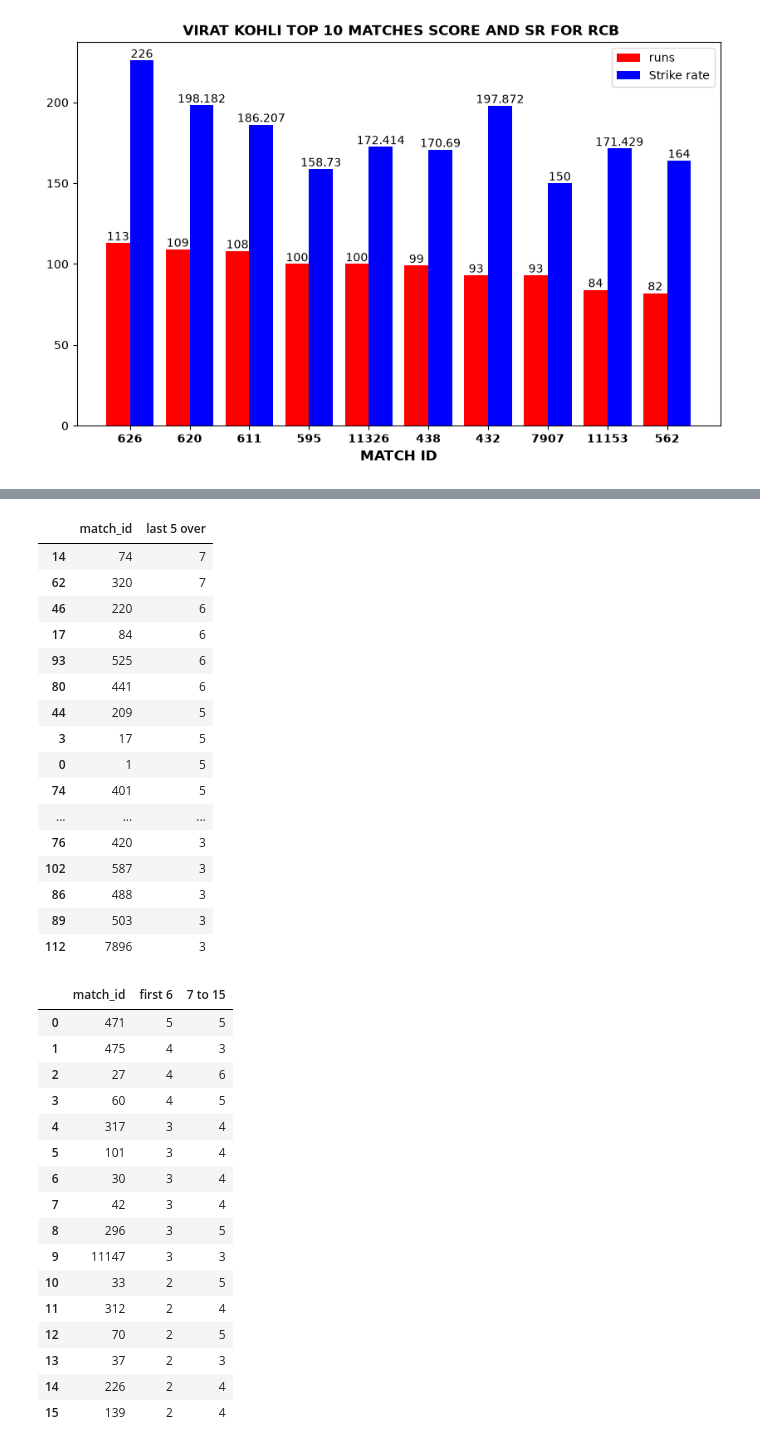
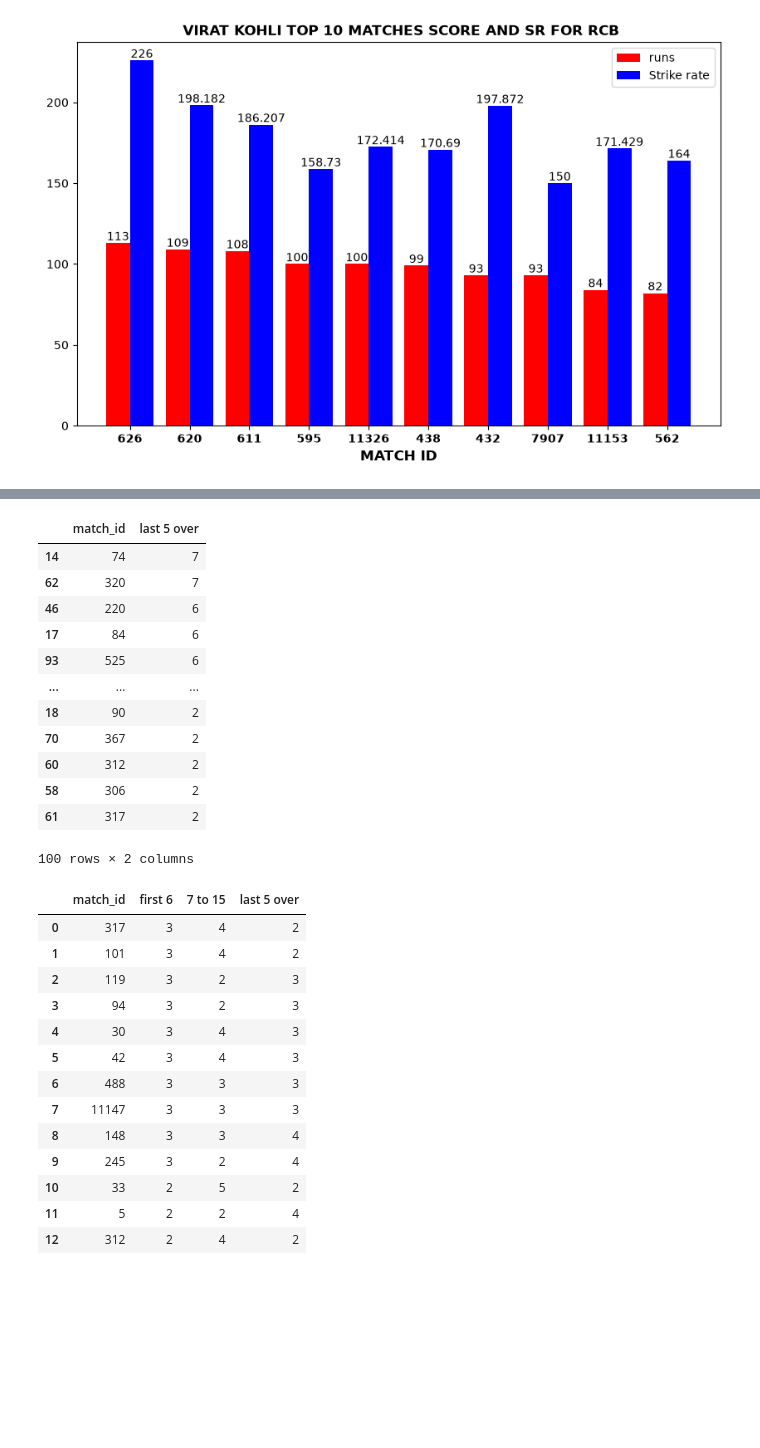
Before and after one commit to Prince-chaubey9/EDA-project, a Jupyter notebook: ipl/ipl_data.ipynb, the cells around one changed output, grey strips where cells are left out. Saved outputs shown, nothing was run; the diff lists cells and outputs as text; code cells hidden in the pictures; blank space fills up the shorter version.

```diff
--- a/ipl/ipl_data.ipynb
+++ b/ipl/ipl_data.ipynb
@@ -392,7 +392,7 @@ RCB= RCB[RCB['player_dismissed']!= 0]
 RCB_first6= RCB[RCB['over']<=6]
 RCB_first6= RCB_first6.groupby('match_id')['player_dismissed'].count()
 RCB_first6=pd.DataFrame(RCB_first6)
-RCB_first6=RCB_first6.reset_index().sort_values('player_dismissed',ascending=False).head(50)
+RCB_first6=RCB_first6.reset_index().sort_values('player_dismissed',ascending=False).head(100)
 RCB_first6= RCB_first6.rename(columns={'player_dismissed':'first 6'})
 RCB_first6
 # %% [output]
@@ -418,7 +414,7 @@ RCB_first6
 RCB_first15= RCB[(RCB['over']>6) & (RCB['over']<=15)]
 RCB_first15= RCB_first15.groupby('match_id')['player_dismissed'].count()
 RCB_first15=pd.DataFrame(RCB_first15)
-RCB_first15=RCB_first15.reset_index().sort_values('player_dismissed',ascending=False).head(50)
+RCB_first15=RCB_first15.reset_index().sort_values('player_dismissed',ascending=False).head(100)
 RCB_first15= RCB_first15.rename(columns={'player_dismissed':'7 to 15'})
 RCB_first15
 # %% [output]
@@ -445,7 +437,7 @@ RCB_first15
 RCB_last6= RCB[RCB['over']>15]
 RCB_last6= RCB_last6.groupby('match_id')['player_dismissed'].count()
 RCB_last6=pd.DataFrame(RCB_last6)
-RCB_last6=RCB_last6.reset_index().sort_values('player_dismissed',ascending=False).head(50)
+RCB_last6=RCB_last6.reset_index().sort_values('player_dismissed',ascending=False).head(100)
 RCB_last6= RCB_last6.rename(columns={'player_dismissed':'last 5 over'})
 
 RCB_last6
@@ -456,37 +448,30 @@ RCB_last6
 | 46 | 220 | 6 |
 | 17 | 84 | 6 |
 | 93 | 525 | 6 |
-| 80 | 441 | 6 |
-| 44 | 209 | 5 |
-| 3 | 17 | 5 |
-| 0 | 1 | 5 |
-| 74 | 401 | 5 |
 | ... | ... | ... |
-| 76 | 420 | 3 |
-| 102 | 587 | 3 |
-| 86 | 488 | 3 |
-| 89 | 503 | 3 |
-| 112 | 7896 | 3 |
+| 18 | 90 | 2 |
+| 70 | 367 | 2 |
+| 60 | 312 | 2 |
+| 58 | 306 | 2 |
+| 61 | 317 | 2 |
+100 rows × 2 columns
 # %%
  # now merge all three data Frame on the bassis of inex means match id
 # %%
-wicket_fall= pd.merge(RCB_first6,RCB_first15, on='match_id'),RCB_last6,on='ma
+wicket_fall= pd.merge(pd.merge(RCB_first6,RCB_first15, on='match_id'),RCB_last6,on='match_id').head(13)
 wicket_fall
 # %% [output]
-|  | match_id | first 6 | 7 to 15 |
-| 0 | 471 | 5 | 5 |
-| 1 | 475 | 4 | 3 |
-| 2 | 27 | 4 | 6 |
-| 3 | 60 | 4 | 5 |
-| 4 | 317 | 3 | 4 |
-| 5 | 101 | 3 | 4 |
-| 6 | 30 | 3 | 4 |
-| 7 | 42 | 3 | 4 |
-| 8 | 296 | 3 | 5 |
-| 9 | 11147 | 3 | 3 |
-| 10 | 33 | 2 | 5 |
-| 11 | 312 | 2 | 4 |
-| 12 | 70 | 2 | 5 |
-| 13 | 37 | 2 | 3 |
-| 14 | 226 | 2 | 4 |
-| 15 | 139 | 2 | 4 |
+|  | match_id | first 6 | 7 to 15 | last 5 over |
+| 0 | 317 | 3 | 4 | 2 |
+| 1 | 101 | 3 | 4 | 2 |
+| 2 | 119 | 3 | 2 | 3 |
+| 3 | 94 | 3 | 2 | 3 |
+| 4 | 30 | 3 | 4 | 3 |
+| 5 | 42 | 3 | 4 | 3 |
+| 6 | 488 | 3 | 3 | 3 |
+| 7 | 11147 | 3 | 3 | 3 |
+| 8 | 148 | 3 | 3 | 4 |
+| 9 | 245 | 3 | 2 | 4 |
+| 10 | 33 | 2 | 5 | 2 |
+| 11 | 5 | 2 | 2 | 4 |
+| 12 | 312 | 2 | 4 | 2 |
```
Also changed, not shown: parts of 6 cells of this notebook, 1 other file.
